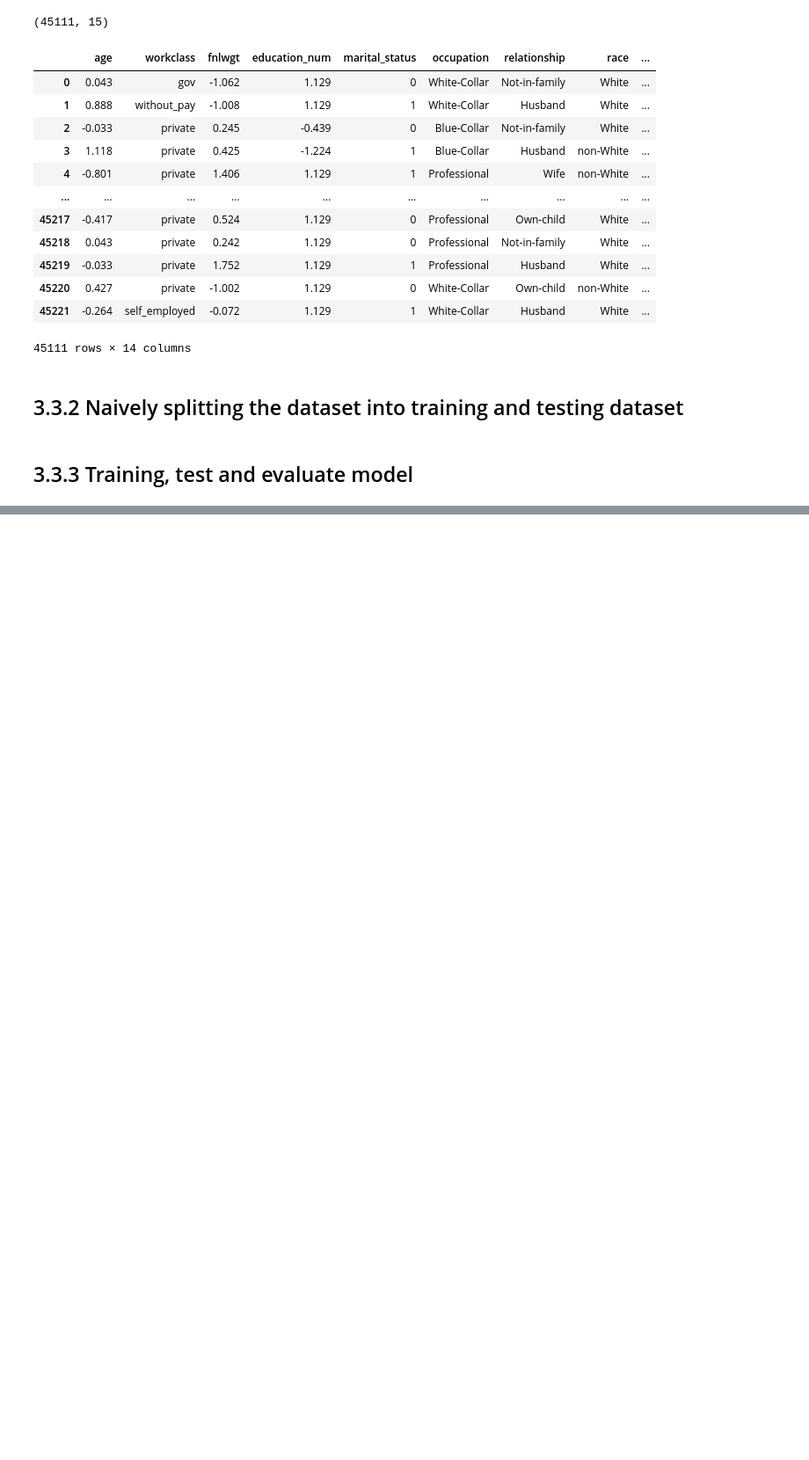
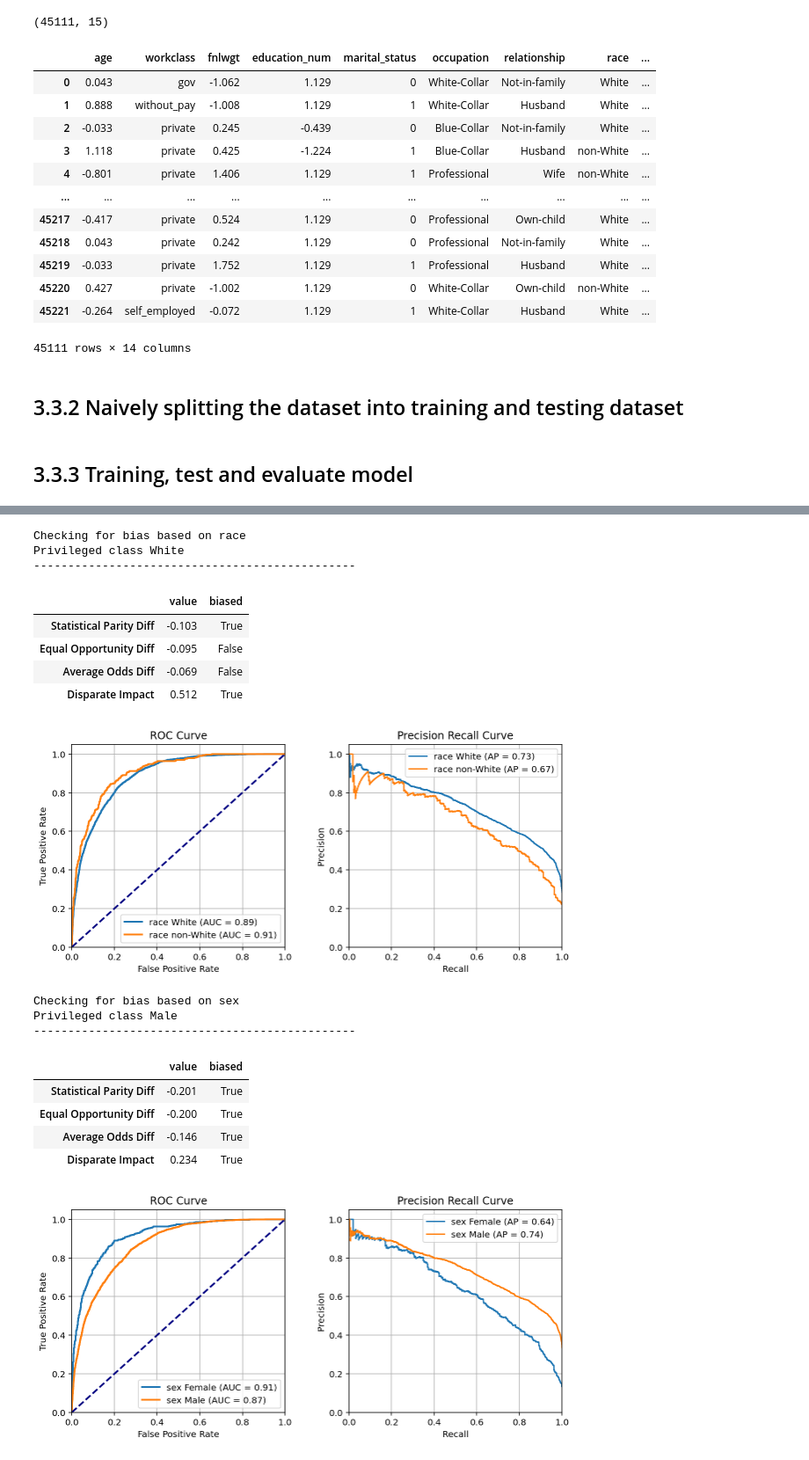
Before and after one commit to atharvat80/Bias-in-AI-CW-2020-21, a Jupyter notebook: coursework.ipynb, the cells around one changed output, grey strips where cells are left out. Shown at 88% size. Drawn from its saved outputs; the diff is of its cells as text; code cells hidden in the pictures; blank space fills up the shorter version.

```diff
--- a/coursework.ipynb
+++ b/coursework.ipynb
@@ -391,0 +433,13 @@ weighted avg       0.83      0.84      0.84     13534
+# %%
+data['demo_groups'] = data['sex'] + data['race'].astype(str) + data['salary'].astype(str)
+X = data.drop(['salary'], axis=1)
+y = data['salary']
+X_train, X_test, y_train, y_test = train_test_split(X, y, test_size=0.33, random_state=42, shuffle=True,
+                                                    stratify=data.demo_groups)
+
+# Drop the demo_group column from X_test and X_train as it's not required
+X_train = X_train.drop(['demo_groups'], axis=1)
+X_test = X_test.drop(['demo_groups'], axis=1)
+
+X_train_enc = pd.get_dummies(X_train, columns=enc_columns, drop_first=True)
+X_test_enc = pd.get_dummies(X_test, columns=enc_columns, drop_first=True)
@@ -391,0 +459,23 @@ weighted avg       0.83      0.84      0.84     13534
+# %%
+check_bias(clf, X_test, X_test_enc, y_test, "race", "White")
+check_bias(clf, X_test, X_test_enc, y_test, "sex", "Male")
+# check_bias(clf, X_test, X_test_enc, y_test, "native_country", 1)
+# %% [output]
+Checking for bias based on race
+Privileged class White
+-----------------------------------------------
+|  | value | biased |
+| Statistical Parity Diff | -0.103 | True |
+| Equal Opportunity Diff | -0.095 | False |
+| Average Odds Diff | -0.069 | False |
+| Disparate Impact | 0.512 | True |
+[figure, added]
+Checking for bias based on sex
+Privileged class Male
+-----------------------------------------------
+|  | value | biased |
+| Statistical Parity Diff | -0.201 | True |
+| Equal Opportunity Diff | -0.200 | True |
+| Average Odds Diff | -0.146 | True |
+| Disparate Impact | 0.234 | True |
+[figure, added]
```
Also changed, not shown: parts of 37 cells of this notebook.
